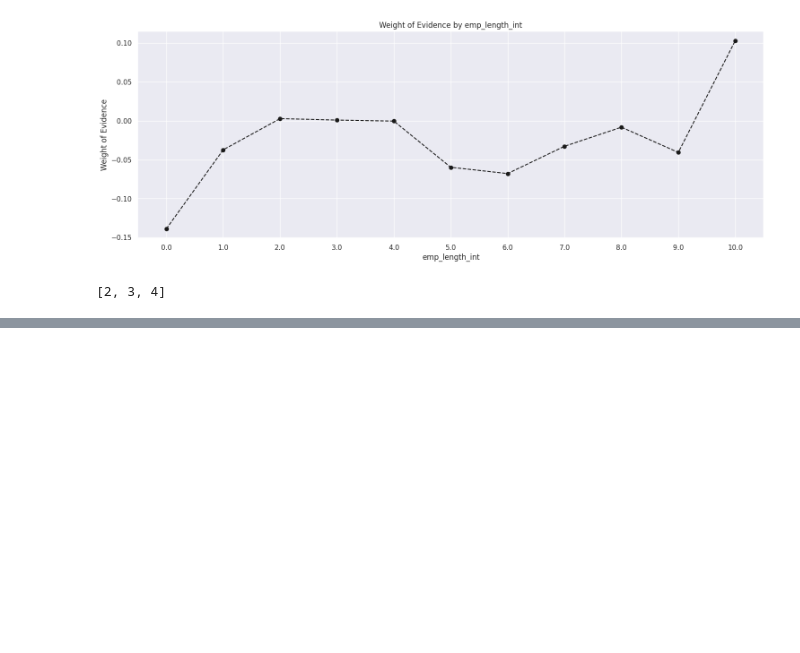
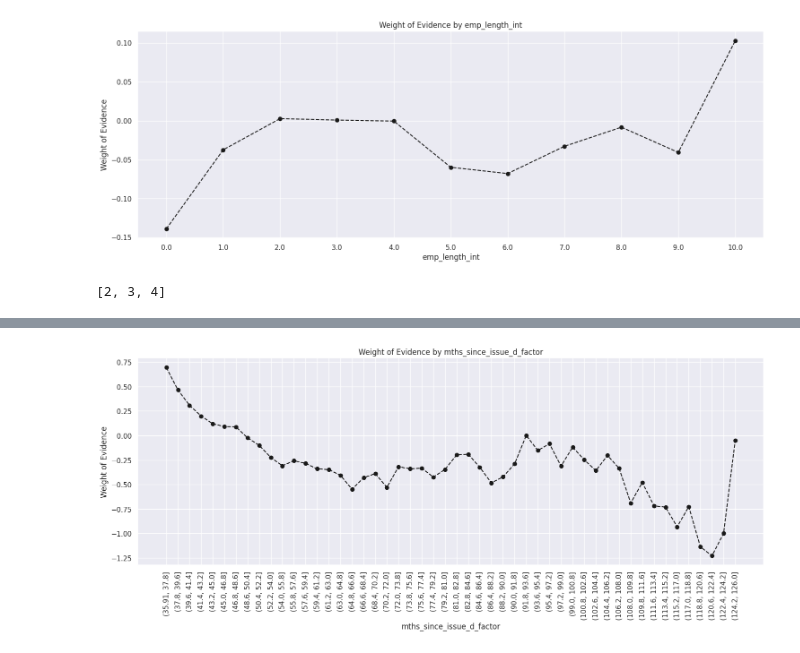
Before and after one commit to pbdanny/PythonProject, a Jupyter notebook: credit_risk_modeling/notebook/CreditRiskModeling_Preparation_4.ipynb, the cells around one changed output, grey strips where cells are left out. Cells and saved outputs as stored; diff of their text form; code cells hidden in the pictures; blank space fills up the shorter version.

```diff
--- a/credit_risk_modeling/notebook/CreditRiskModeling_Preparation_4.ipynb
+++ b/credit_risk_modeling/notebook/CreditRiskModeling_Preparation_4.ipynb
@@ -712,0 +725,2 @@ df_inputs_prepr["emp_length:10"] = np.where(df_inputs_prepr["emp_length_int"].is
+# %%
+df_inputs_prepr["mths_since_issue_d_factor"] = pd.cut(df_inputs_prepr["mths_since_issue_d"], 50)
@@ -712,0 +737,2 @@ df_inputs_prepr["emp_length:10"] = np.where(df_inputs_prepr["emp_length_int"].is
+# %%
+df_temp = woe_ordered_continuous(df_inputs_prepr, "mths_since_issue_d_factor", df_targets_prepr)
@@ -712,0 +748,4 @@ df_inputs_prepr["emp_length:10"] = np.where(df_inputs_prepr["emp_length_int"].is
+# %%
+plot_by_woe(df_temp, rotation_of_x_axis_labels=90)
+# %% [output]
+[figure, added]
```
Also changed, not shown: parts of 11 cells of this notebook.
